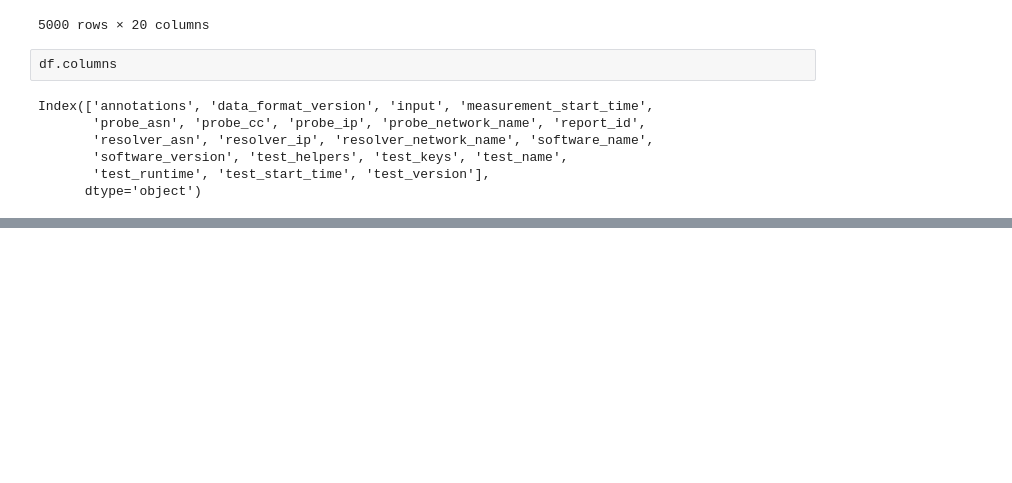
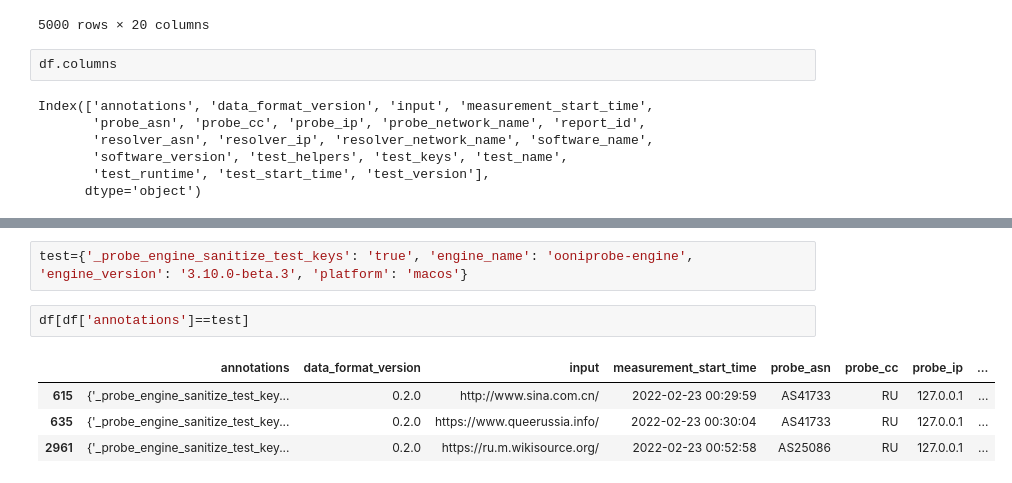
Before and after one commit to geoffrey-tang/OONI-Differential-Privacy, a Jupyter notebook: dataexploration.ipynb, the cells around one changed output, grey strips where cells are left out. Drawn from its saved outputs; the diff is of its cells as text; blank space fills up the shorter version.

Commit message:
data exploration more

```diff
--- a/dataexploration.ipynb
+++ b/dataexploration.ipynb
@@ -136,0 +388,9 @@ Index(['annotations', 'data_format_version', 'input', 'measurement_start_time',
+# %%
+test={'_probe_engine_sanitize_test_keys': 'true', 'engine_name': 'ooniprobe-engine', 'engine_version': '3.10.0-beta.3', 'platform': 'macos'}
+# %%
+df[df['annotations']==test]
+# %% [output]
+|  | annotations | data_format_version | input | measurement_start_time | probe_asn | probe_cc | probe_ip | ... |
+| 615 | {'_probe_engine_sanitize_test_key... | 0.2.0 | http://www.sina.com.cn/ | 2022-02-23 00:29:59 | AS41733 | RU | 127.0.0.1 | ... |
+| 635 | {'_probe_engine_sanitize_test_key... | 0.2.0 | https://www.queerussia.info/ | 2022-02-23 00:30:04 | AS41733 | RU | 127.0.0.1 | ... |
+| 2961 | {'_probe_engine_sanitize_test_key... | 0.2.0 | https://ru.m.wikisource.org/ | 2022-02-23 00:52:58 | AS25086 | RU | 127.0.0.1 | ... |
```
Also changed, not shown: parts of 16 cells of this notebook.
